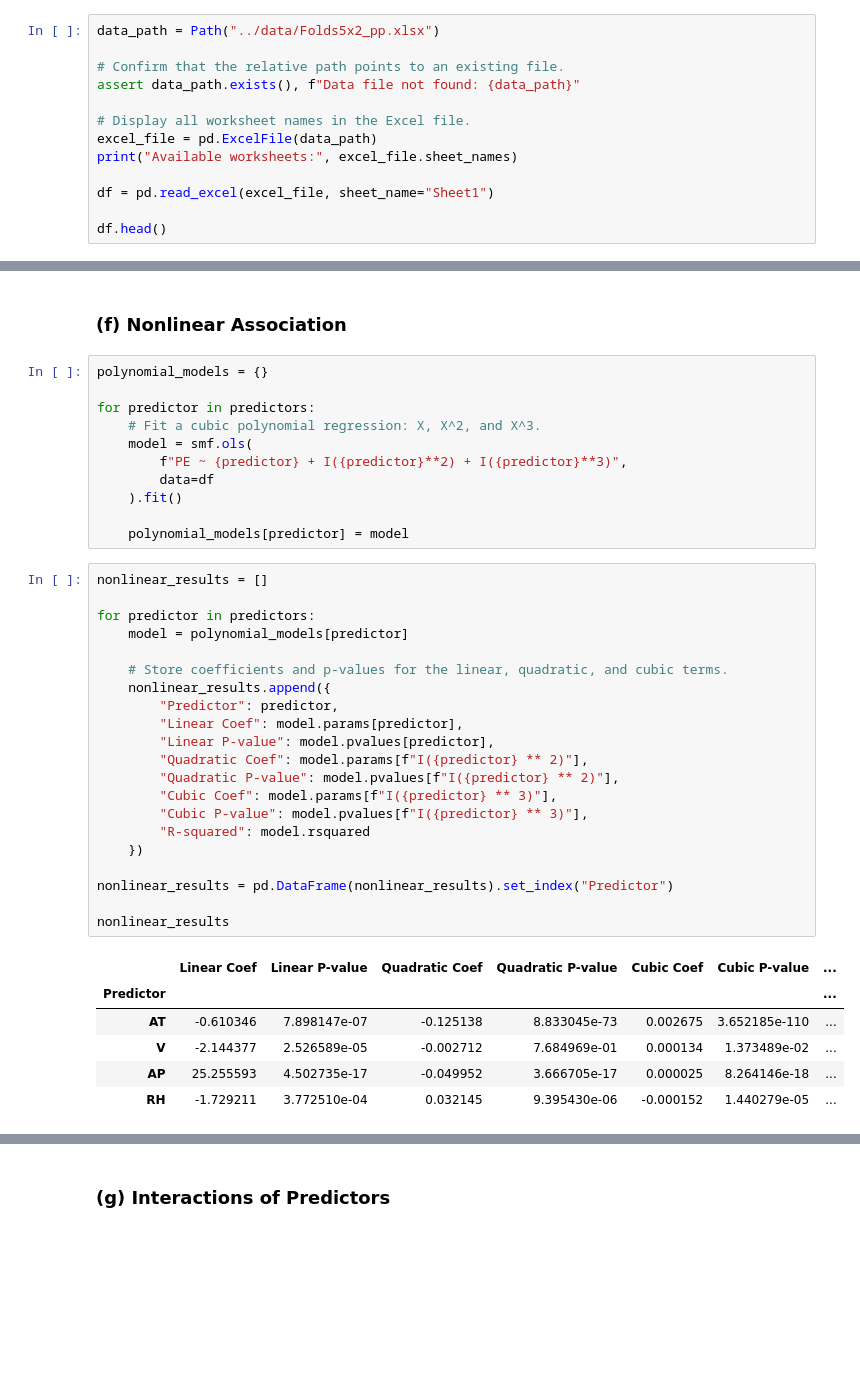
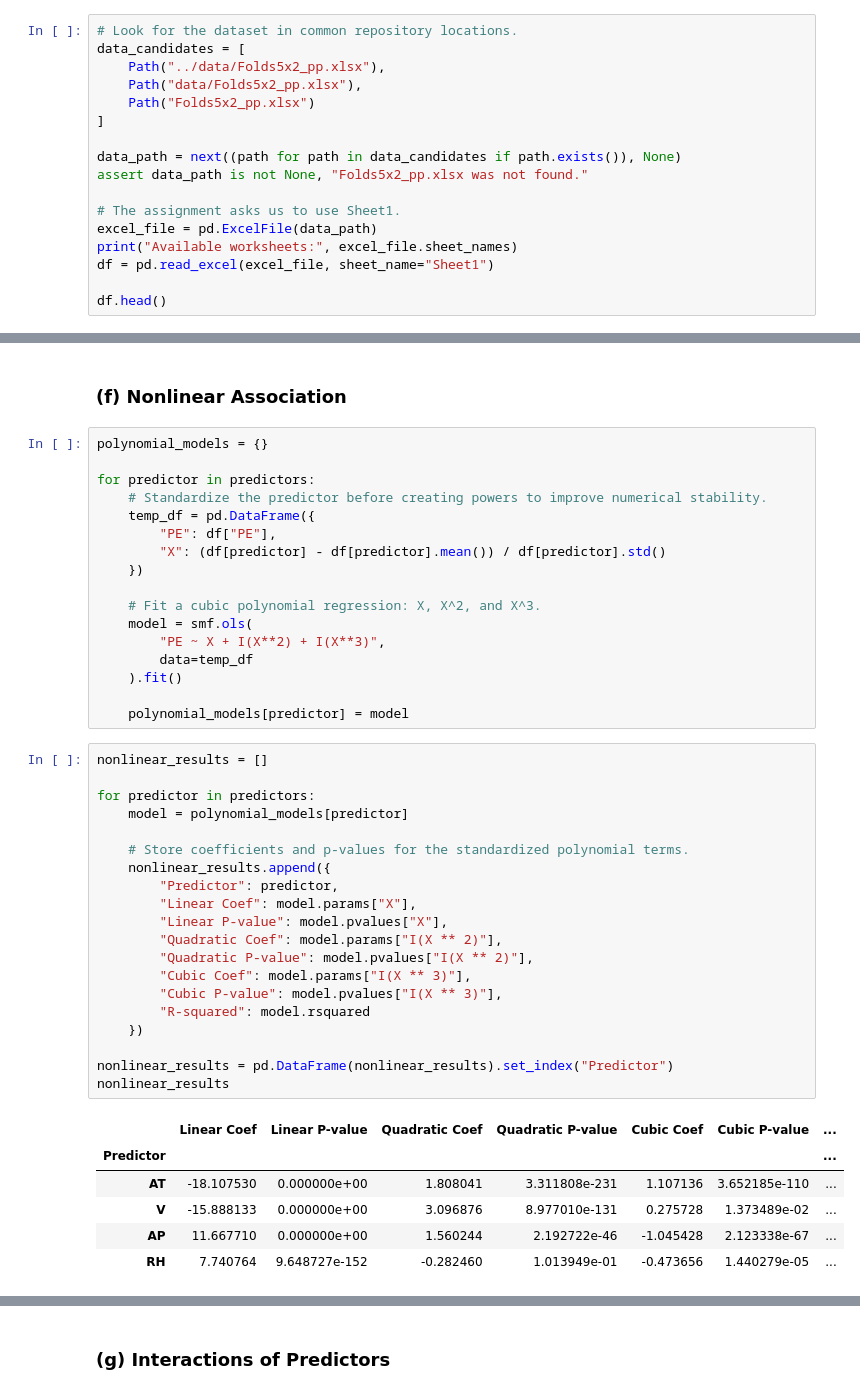
Before and after one commit to shae513351/DSCI552-HW2-Fall26, a Jupyter notebook: notebook/Huang_Shane_HW2.ipynb, the cells around one changed output, grey strips where cells are left out. Drawn from its saved outputs; the diff is of its cells as text; blank space fills up the shorter version.

```diff
--- a/notebook/Huang_Shane_HW2.ipynb
+++ b/notebook/Huang_Shane_HW2.ipynb
@@ -46,15 +49,19 @@ from sklearn.metrics import mean_squared_error
 # %% [markdown]
 Get the Cycle Power Plant Data Set
 # %%
-data_path = Path("../data/Folds5x2_pp.xlsx")
+# Look for the dataset in common repository locations.
+data_candidates = [
+    Path("../data/Folds5x2_pp.xlsx"),
+    Path("data/Folds5x2_pp.xlsx"),
+    Path("Folds5x2_pp.xlsx")
+]
 
-# Confirm that the relative path points to an existing file.
-assert data_path.exists(), f"Data file not found: {data_path}"
+data_path = next((path for path in data_candidates if path.exists()), None)
+assert data_path is not None, "Folds5x2_pp.xlsx was not found."
 
-# Display all worksheet names in the Excel file.
+# The assignment asks us to use Sheet1.
 excel_file = pd.ExcelFile(data_path)
 print("Available worksheets:", excel_file.sheet_names)
-
 df = pd.read_excel(excel_file, sheet_name="Sheet1")
 
 df.head()
@@ -449,39 +475,44 @@ These differences occur because the simple regression models consider each predi
 polynomial_models = {}
 
 for predictor in predictors:
+    # Standardize the predictor before creating powers to improve numerical stability.
+    temp_df = pd.DataFrame({
+        "PE": df["PE"],
+        "X": (df[predictor] - df[predictor].mean()) / df[predictor].std()
+    })
+
     # Fit a cubic polynomial regression: X, X^2, and X^3.
     model = smf.ols(
-        f"PE ~ {predictor} + I({predictor}**2) + I({predictor}**3)",
-        data=df
+        "PE ~ X + I(X**2) + I(X**3)",
+        data=temp_df
     ).fit()
 
     polynomial_models[predictor] = model
 # %%
 nonlinear_results = []
 
 for predictor in predictors:
     model = polynomial_models[predictor]
 
-    # Store coefficients and p-values for the linear, quadratic, and cubic terms.
+    # Store coefficients and p-values for the standardized polynomial terms.
     nonlinear_results.append({
         "Predictor": predictor,
-        "Linear Coef": model.params[predictor],
-        "Linear P-value": model.pvalues[predictor],
-        "Quadratic Coef": model.params[f"I({predictor} ** 2)"],
-        "Quadratic P-value": model.pvalues[f"I({predictor} ** 2)"],
-        "Cubic Coef": model.params[f"I({predictor} ** 3)"],
-        "Cubic P-value": model.pvalues[f"I({predictor} ** 3)"],
+        "Linear Coef": model.params["X"],
+        "Linear P-value": model.pvalues["X"],
+        "Quadratic Coef": model.params["I(X ** 2)"],
+        "Quadratic P-value": model.pvalues["I(X ** 2)"],
+        "Cubic Coef": model.params["I(X ** 3)"],
+        "Cubic P-value": model.pvalues["I(X ** 3)"],
         "R-squared": model.rsquared
     })
 
 nonlinear_results = pd.DataFrame(nonlinear_results).set_index("Predictor")
-
 nonlinear_results
 # %% [output]
 |  | Linear Coef | Linear P-value | Quadratic Coef | Quadratic P-value | Cubic Coef | Cubic P-value | ... |
 | Predictor |  |  |  |  |  |  | ... |
-| AT | -0.610346 | 7.898147e-07 | -0.125138 | 8.833045e-73 | 0.002675 | 3.652185e-110 | ... |
-| V | -2.144377 | 2.526589e-05 | -0.002712 | 7.684969e-01 | 0.000134 | 1.373489e-02 | ... |
-| AP | 25.255593 | 4.502735e-17 | -0.049952 | 3.666705e-17 | 0.000025 | 8.264146e-18 | ... |
-| RH | -1.729211 | 3.772510e-04 | 0.032145 | 9.395430e-06 | -0.000152 | 1.440279e-05 | ... |
+| AT | -18.107530 | 0.000000e+00 | 1.808041 | 3.311808e-231 | 1.107136 | 3.652185e-110 | ... |
+| V | -15.888133 | 0.000000e+00 | 3.096876 | 8.977010e-131 | 0.275728 | 1.373489e-02 | ... |
+| AP | 11.667710 | 0.000000e+00 | 1.560244 | 2.192722e-46 | -1.045428 | 2.123338e-67 | ... |
+| RH | 7.740764 | 9.648727e-152 | -0.282460 | 1.013949e-01 | -0.473656 | 1.440279e-05 | ... |
 # %% [markdown]
```
Also changed, not shown: parts of 31 cells of this notebook, 1 other file.
